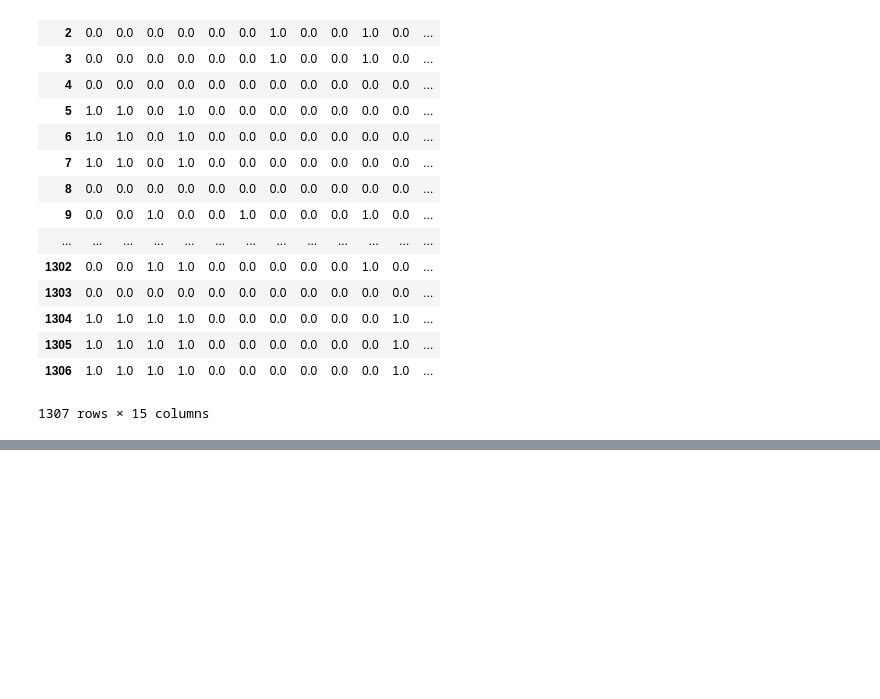
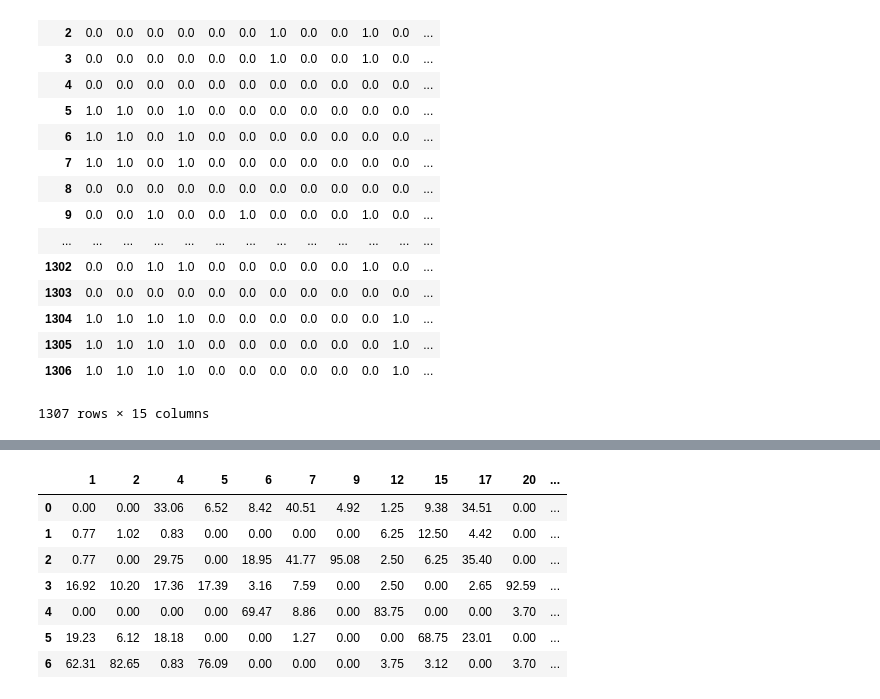
Before and after one commit to SunProg/do-neural-networks-learn-faus-iccvw-2015, a Jupyter notebook: facs_explorer.ipynb, the cells around one changed output, grey strips where cells are left out. Cells and saved outputs as stored; diff of their text form; code cells hidden in the pictures; blank space fills up the shorter version.

```diff
--- a/facs_explorer.ipynb
+++ b/facs_explorer.ipynb
@@ -90,0 +132,20 @@ for index, facs_value in facs.iterrows():
+# %%
+emotion_au_percent = []
+for au_row in emotion_au_df.iterrows():
+    tmp_row = []
+    for au_code, au_num in  zip(au_num_by_code.index, au_num_by_code):
+        tmp_row.append(au_row[1][au_code] / au_num)
+    emotion_au_percent.append(tmp_row)
+emotion_au_percent = pd.DataFrame(emotion_au_percent, columns=facs.columns)
+emotion_au_percent = emotion_au_percent.applymap(lambda x: (round(x*100,2)))
+# %%
+emotion_au_percent
+# %% [output]
+|  | 1 | 2 | 4 | 5 | 6 | 7 | 9 | 12 | 15 | 17 | 20 | ... |
+| 0 | 0.00 | 0.00 | 33.06 | 6.52 | 8.42 | 40.51 | 4.92 | 1.25 | 9.38 | 34.51 | 0.00 | ... |
+| 1 | 0.77 | 1.02 | 0.83 | 0.00 | 0.00 | 0.00 | 0.00 | 6.25 | 12.50 | 4.42 | 0.00 | ... |
+| 2 | 0.77 | 0.00 | 29.75 | 0.00 | 18.95 | 41.77 | 95.08 | 2.50 | 6.25 | 35.40 | 0.00 | ... |
+| 3 | 16.92 | 10.20 | 17.36 | 17.39 | 3.16 | 7.59 | 0.00 | 2.50 | 0.00 | 2.65 | 92.59 | ... |
+| 4 | 0.00 | 0.00 | 0.00 | 0.00 | 69.47 | 8.86 | 0.00 | 83.75 | 0.00 | 0.00 | 3.70 | ... |
+| 5 | 19.23 | 6.12 | 18.18 | 0.00 | 0.00 | 1.27 | 0.00 | 0.00 | 68.75 | 23.01 | 0.00 | ... |
+| 6 | 62.31 | 82.65 | 0.83 | 76.09 | 0.00 | 0.00 | 0.00 | 3.75 | 3.12 | 0.00 | 3.70 | ... |
```
Also changed, not shown: parts of 24 cells of this notebook.
